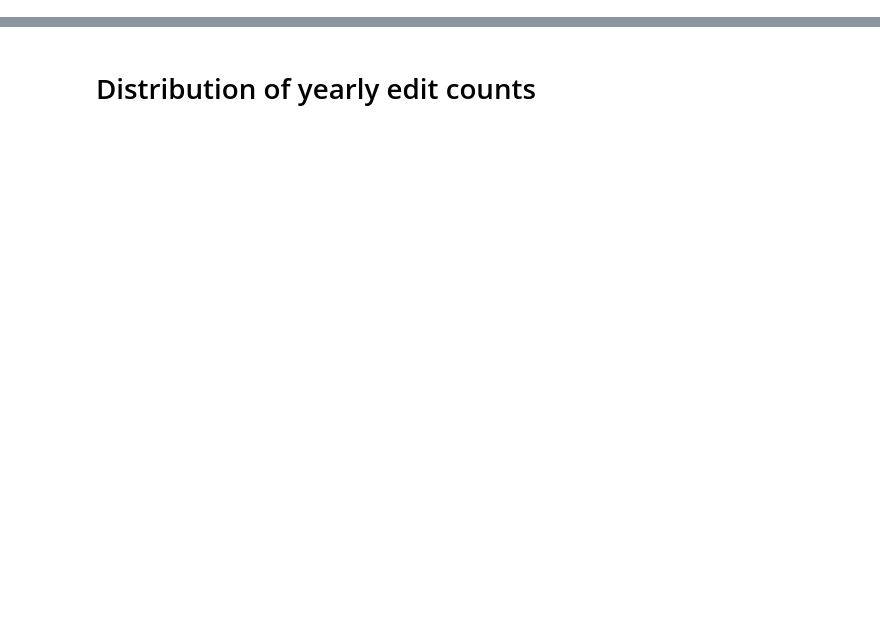
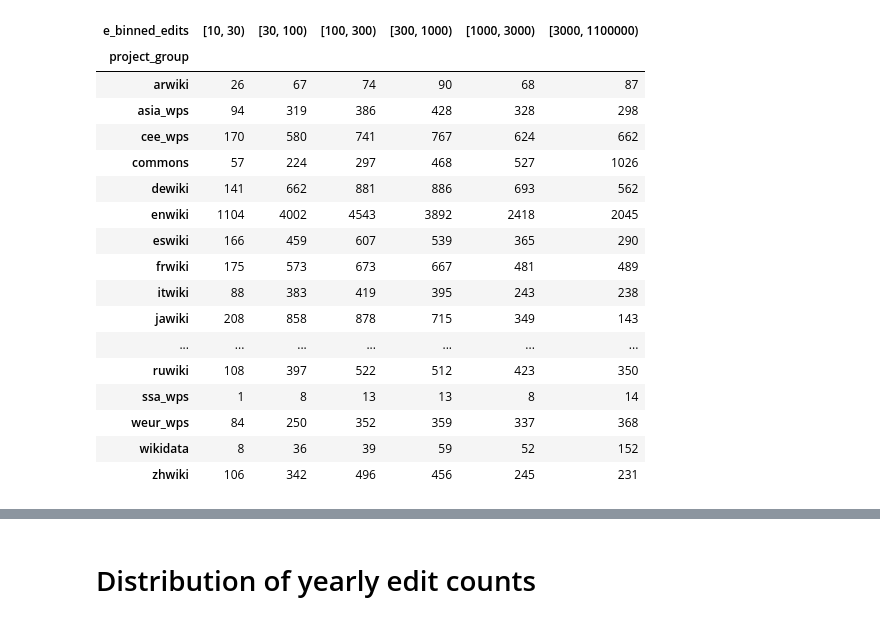
Before and after one commit to wikimedia-research/Community-Insights-sampling, a Jupyter notebook: population-analysis.ipynb, the cells around one changed output, grey strips where cells are left out. Drawn from its saved outputs; the diff is of its cells as text; code cells hidden in the pictures; blank space fills up the shorter version.

Commit message:
Compare two different edit bin sets, move population analysis code

```diff
--- a/population-analysis.ipynb
+++ b/population-analysis.ipynb
@@ -14,0 +37,13 @@ frame.head()
+# %%
+# Round the highest edit count up to the nearest hundred thousand,
+# in order to make a pretty edge for the top bin
+top_edge = int(np.ceil(frame["global_edits"].max() / 100000) * 100000)
+
+# Evenish sized edit bins
+e_edit_bins = [10, 30, 100, 300, 1000, 3000, top_edge]
+
+# Normalish sized edit bins
+n_edit_bins = [10, 30, 100, 600, 6000, 12000, top_edge]
+
+frame["e_binned_edits"] = pd.cut(frame["global_edits"], e_edit_bins, right=False)
+frame["n_binned_edits"] = pd.cut(frame["global_edits"], n_edit_bins, right=False)
@@ -14,0 +70,21 @@ frame.head()
+# %%
+frame.groupby(["project_group", "e_binned_edits"]).size().unstack()
+# %% [output]
+| e_binned_edits | [10, 30) | [30, 100) | [100, 300) | [300, 1000) | [1000, 3000) | [3000, 1100000) |
+| project_group |  |  |  |  |  |  |
+| arwiki | 26 | 67 | 74 | 90 | 68 | 87 |
+| asia_wps | 94 | 319 | 386 | 428 | 328 | 298 |
+| cee_wps | 170 | 580 | 741 | 767 | 624 | 662 |
+| commons | 57 | 224 | 297 | 468 | 527 | 1026 |
+| dewiki | 141 | 662 | 881 | 886 | 693 | 562 |
+| enwiki | 1104 | 4002 | 4543 | 3892 | 2418 | 2045 |
+| eswiki | 166 | 459 | 607 | 539 | 365 | 290 |
+| frwiki | 175 | 573 | 673 | 667 | 481 | 489 |
+| itwiki | 88 | 383 | 419 | 395 | 243 | 238 |
+| jawiki | 208 | 858 | 878 | 715 | 349 | 143 |
+| ... | ... | ... | ... | ... | ... | ... |
+| ruwiki | 108 | 397 | 522 | 512 | 423 | 350 |
+| ssa_wps | 1 | 8 | 13 | 13 | 8 | 14 |
+| weur_wps | 84 | 250 | 352 | 359 | 337 | 368 |
+| wikidata | 8 | 36 | 39 | 59 | 52 | 152 |
+| zhwiki | 106 | 342 | 496 | 456 | 245 | 231 |
```
Also changed, not shown: parts of 10 cells of this notebook, 1 other file.
